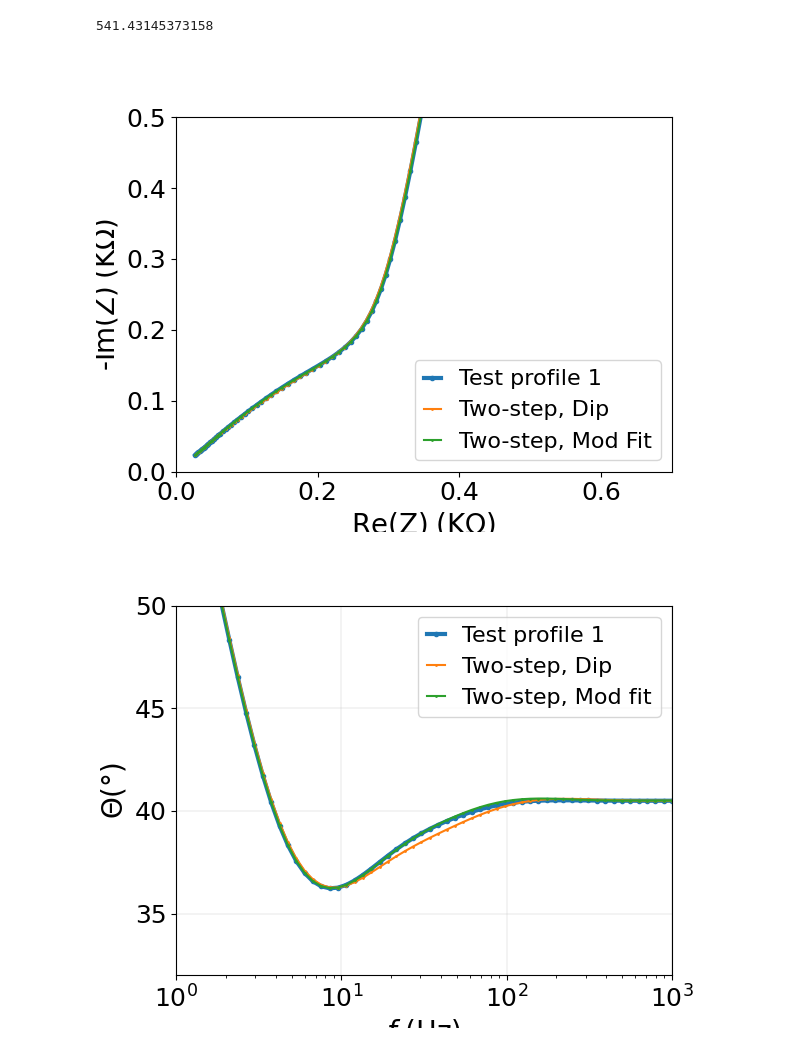
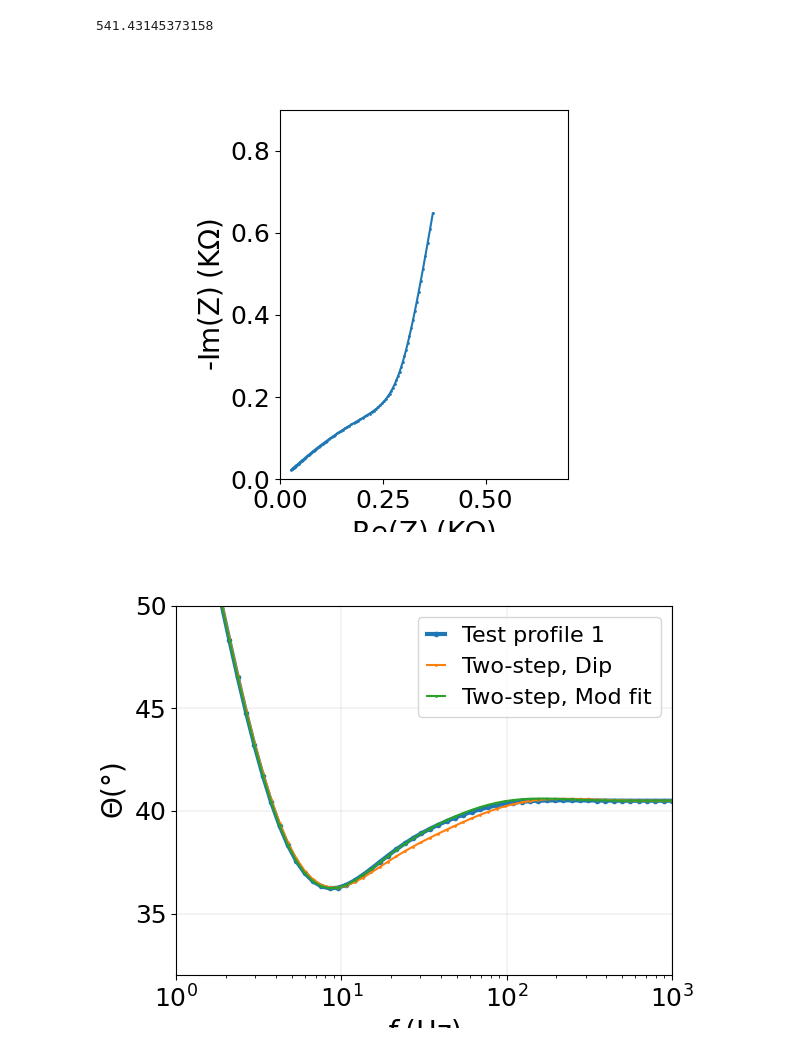
Before and after one commit to Yugal0/fitting-gen-arbitrary-eis, a Jupyter notebook: main_prof_1.ipynb, the cells around one changed output. Cells and saved outputs as stored; diff of their text form; code cells hidden in the pictures.

```diff
--- a/main_prof_1.ipynb
+++ b/main_prof_1.ipynb
@@ -375,34 +372,34 @@ mp.dps=30
 541.43145373158
 # %%
 ctwofit=CustomCircuit(initial_guess=[fit_params_two["R1"],fit_params_two["Q"]*fit_params_two["R1"],fit_params_two["Q"]*fit_params_two["R2"],fit_params_two["delta"],fit_params_two["alpha"]],circuit="TLMtwo")
-ztwofit=ctwofit.predict(frequencies=np.logspace(-2,3,100))
+ztwofit=ctwofit.predict(frequencies=np.logspace(0,3,100))
 
 fig, ax=plt.subplots()
-ax.plot(np.real(z_arbi)/1000,-np.imag(z_arbi)/1000,label="Test profile 1",marker=".",linewidth=3,ms=6)
+# ax.plot(np.real(z_arbi)/1000,-np.imag(z_arbi)/1000,label="Test profile 1",marker=".",linewidth=3,ms=6)
 # ax.plot(np.real(z_arbi)/1000,-np.imag(z_arbi)/1000,marker=".",ms=2)
 # ax.plot([0,0],[0.35,0.35])
-ax.plot(np.real(z_two)/1000,-np.imag(z_two)/1000,label="Two-step, Dip",marker=".",ms=2)
+# ax.plot(np.real(z_two)/1000,-np.imag(z_two)/1000,label="Two-step, Dip",marker=".",ms=2)
 ax.plot(np.real(ztwofit)/1000,-np.imag(ztwofit)/1000,label="Two-step, Mod Fit",marker=".",ms=2)
 # ax.plot(np.real(z_lin)/1000,-np.imag(z_lin)/1000,label="Linear",marker=".",ms=2)
 # ax.plot(np.real(z_ilin)/1000,-np.imag(z_ilin)/1000,label="Inverse Linear",marker=".",ms=2)
 # ax.plot(np.real(z_lin)/1000,-np.imag(z_lin)/1000)
 ax.set_aspect("equal")
 ax.set_xlabel("Re(Z)$\;($K$\Omega$)",fontsize=20)
 ax.set_ylabel("-Im(Z)$\;($K$\Omega$)",fontsize=20)
 # ax.set_title("Nyquist Plot")
 ax.set_xlim(0,0.7)
-ax.set_ylim(0,0.5)
+ax.set_ylim(0,0.9)
 ax.tick_params(labelsize=18)
-ax.legend(fontsize=16,handlelength=0.8)
+# ax.legend(fontsize=16,handlelength=0.8)
 # fig.savefig("figs/nyq_demo.png",dpi=500)
 # fig.savefig("figs/nyq_prof1_two.png",dpi=500)
 fig.savefig("figs/nyq_mod_fit_two_prof1.png",dpi=500,bbox_inches="tight")
 # fig.savefig("nyqfulltwo_demo.png",dpi=500)
 # ax.legend()
 # ax.xaxis.set_minor_locator(MultipleLocator(0.1))
 # ax.grid(True)
 # %% [output]
-[figure, old version]
+[figure, new version]
 # %%
 fig2, ax2=plt.subplots()
 ax2.plot(freq_range,-np.angle(z_arbi,deg=True),marker=".",label="Test profile 1",ms=6,linewidth=3)
```
Also changed, not shown: parts of 1 cell of this notebook, 3 other files.
